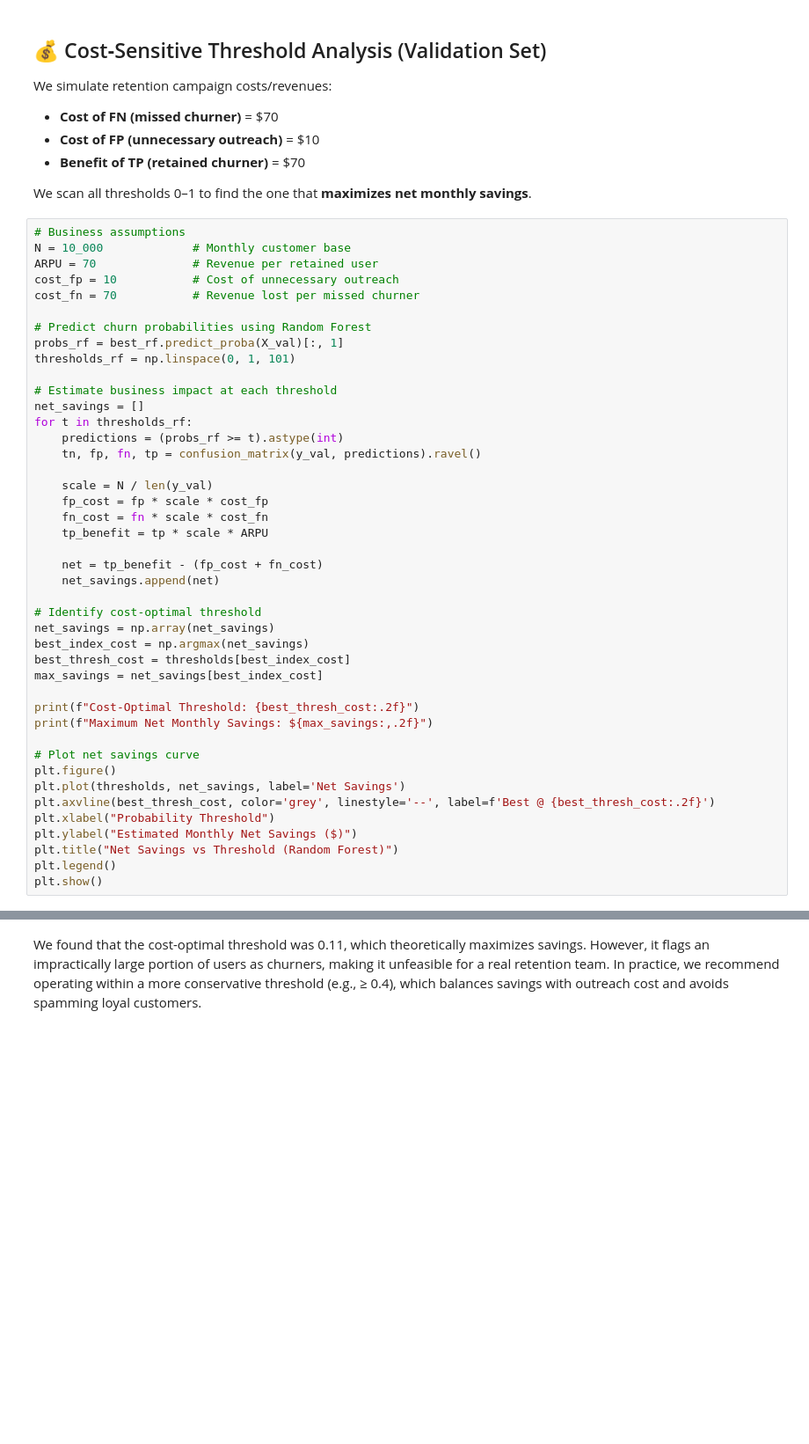
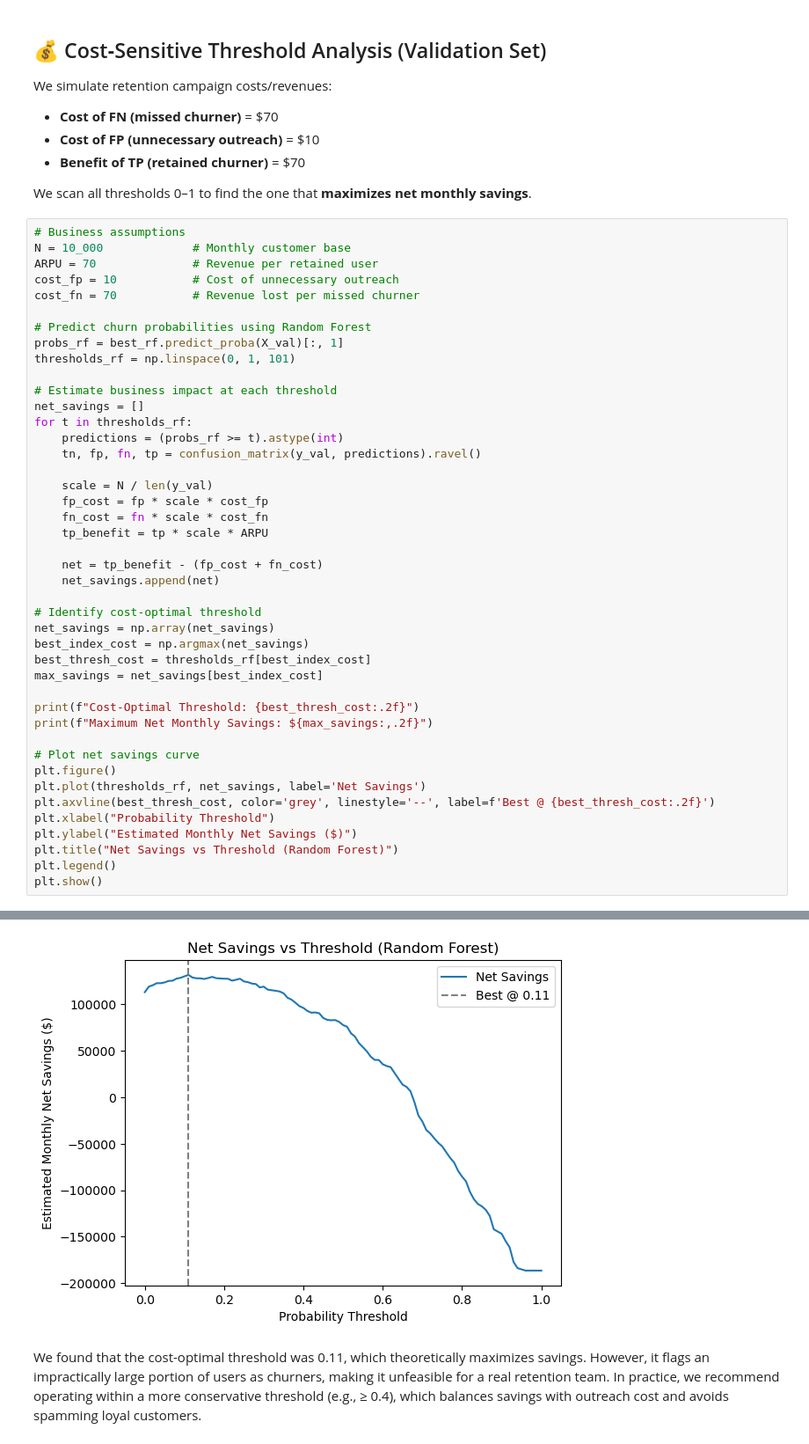
Before and after one commit to Elias-3817/Churn-customer-prediction, a Jupyter notebook: notebooks/05_model_building_evaluation_cost_analysis.ipynb, the cells around one changed output, grey strips where cells are left out. Shown at 88% size. Cells and saved outputs as stored; diff of their text form; blank space fills up the shorter version.

```diff
--- a/notebooks/05_model_building_evaluation_cost_analysis.ipynb
+++ b/notebooks/05_model_building_evaluation_cost_analysis.ipynb
@@ -459,7 +577,7 @@ for t in thresholds_rf:
 # Identify cost-optimal threshold
 net_savings = np.array(net_savings)
 best_index_cost = np.argmax(net_savings)
-best_thresh_cost = thresholds[best_index_cost]
+best_thresh_cost = thresholds_rf[best_index_cost]
 max_savings = net_savings[best_index_cost]
 
 print(f"Cost‑Optimal Threshold: {best_thresh_cost:.2f}")
@@ -467,10 +585,11 @@ print(f"Maximum Net Monthly Savings: ${max_savings:,.2f}")
 
 # Plot net savings curve
 plt.figure()
-plt.plot(thresholds, net_savings, label='Net Savings')
+plt.plot(thresholds_rf, net_savings, label='Net Savings')
 plt.axvline(best_thresh_cost, color='grey', linestyle='--', label=f'Best @ {best_thresh_cost:.2f}')
 plt.xlabel("Probability Threshold")
 plt.ylabel("Estimated Monthly Net Savings ($)")
 plt.title("Net Savings vs Threshold (Random Forest)")
 plt.legend()
 plt.show()
+# %% [output]
@@ -477,3 +598,4 @@ plt.show()
+[figure, added]
 # %% [markdown]
 We found that the cost-optimal threshold was 0.11, which theoretically maximizes savings.
 However, it flags an impractically large portion of users as churners, making it unfeasible for a real retention team.
```
Also changed, not shown: parts of 16 cells of this notebook, 2 other files.
